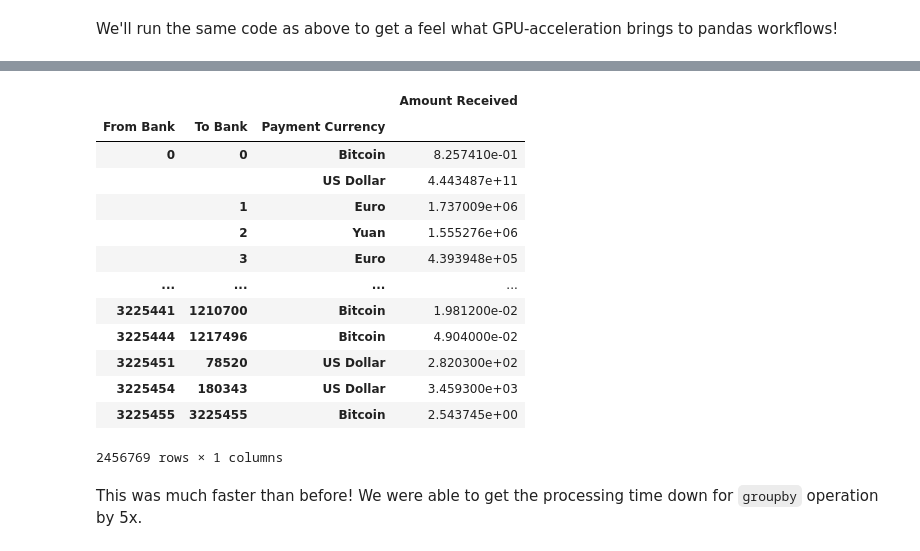
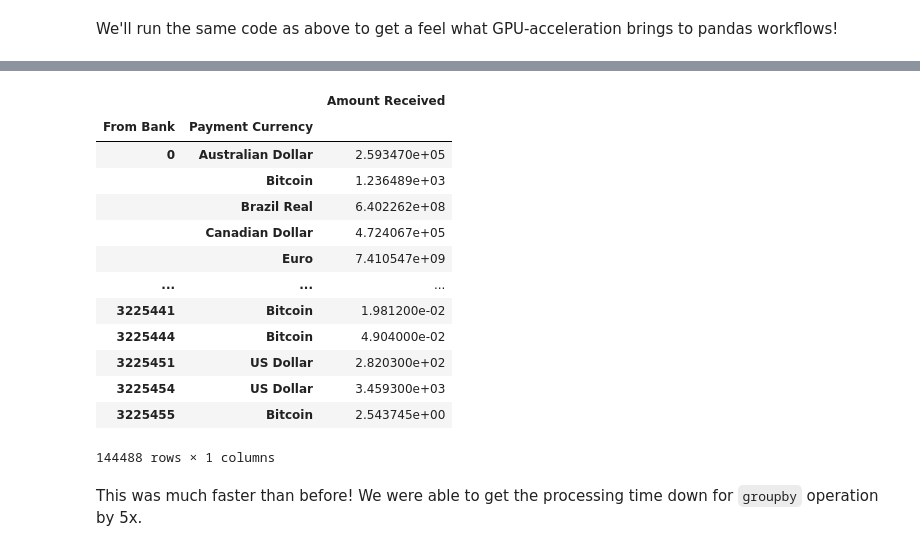
Before and after one commit to rapidsai-community/showcase, a Jupyter notebook: accelerated_data_processing_examples/no_oom_demo.ipynb, the cells around one changed output, grey strips where cells are left out. Saved outputs shown, nothing was run; the diff lists cells and outputs as text; code cells hidden in the pictures.

```diff
--- a/accelerated_data_processing_examples/no_oom_demo.ipynb
+++ b/accelerated_data_processing_examples/no_oom_demo.ipynb
@@ -259,6 +264,6 @@ Call Location:
 # %%
 %%time
 # Aggregate-
-df_transactions.groupby(
-    ["From Bank","To Bank","Payment Currency"]).agg({"Amount Received":"sum"})
+df_transactions[["From Bank","Payment Currency","Amount Received"]].groupby(
+    ["From Bank","Payment Currency"]).agg({"Amount Received":"sum"})
 # %% [output]
@@ -267,17 +272,17 @@ Wall time: 10 s
-|  |  |  | Amount Received |
-| From Bank | To Bank | Payment Currency |  |
-| 0 | 0 | Bitcoin | 8.257410e-01 |
-|  |  | US Dollar | 4.443487e+11 |
-|  | 1 | Euro | 1.737009e+06 |
-|  | 2 | Yuan | 1.555276e+06 |
-|  | 3 | Euro | 4.393948e+05 |
-| ... | ... | ... | ... |
-| 3225441 | 1210700 | Bitcoin | 1.981200e-02 |
-| 3225444 | 1217496 | Bitcoin | 4.904000e-02 |
-| 3225451 | 78520 | US Dollar | 2.820300e+02 |
-| 3225454 | 180343 | US Dollar | 3.459300e+03 |
-| 3225455 | 3225455 | Bitcoin | 2.543745e+00 |
+|  |  | Amount Received |
+| From Bank | Payment Currency |  |
+| 0 | Australian Dollar | 2.593470e+05 |
+|  | Bitcoin | 1.236489e+03 |
+|  | Brazil Real | 6.402262e+08 |
+|  | Canadian Dollar | 4.724067e+05 |
+|  | Euro | 7.410547e+09 |
+| ... | ... | ... |
+| 3225441 | Bitcoin | 1.981200e-02 |
+| 3225444 | Bitcoin | 4.904000e-02 |
+| 3225451 | US Dollar | 2.820300e+02 |
+| 3225454 | US Dollar | 3.459300e+03 |
+| 3225455 | Bitcoin | 2.543745e+00 |
-2456769 rows × 1 columns
+144488 rows × 1 columns
 # %% [markdown]
 This was much faster than before! We were able to get the processing time down for `groupby` operation by 5x.
 # %% [markdown]
```
Also changed, not shown: parts of 13 cells of this notebook.
